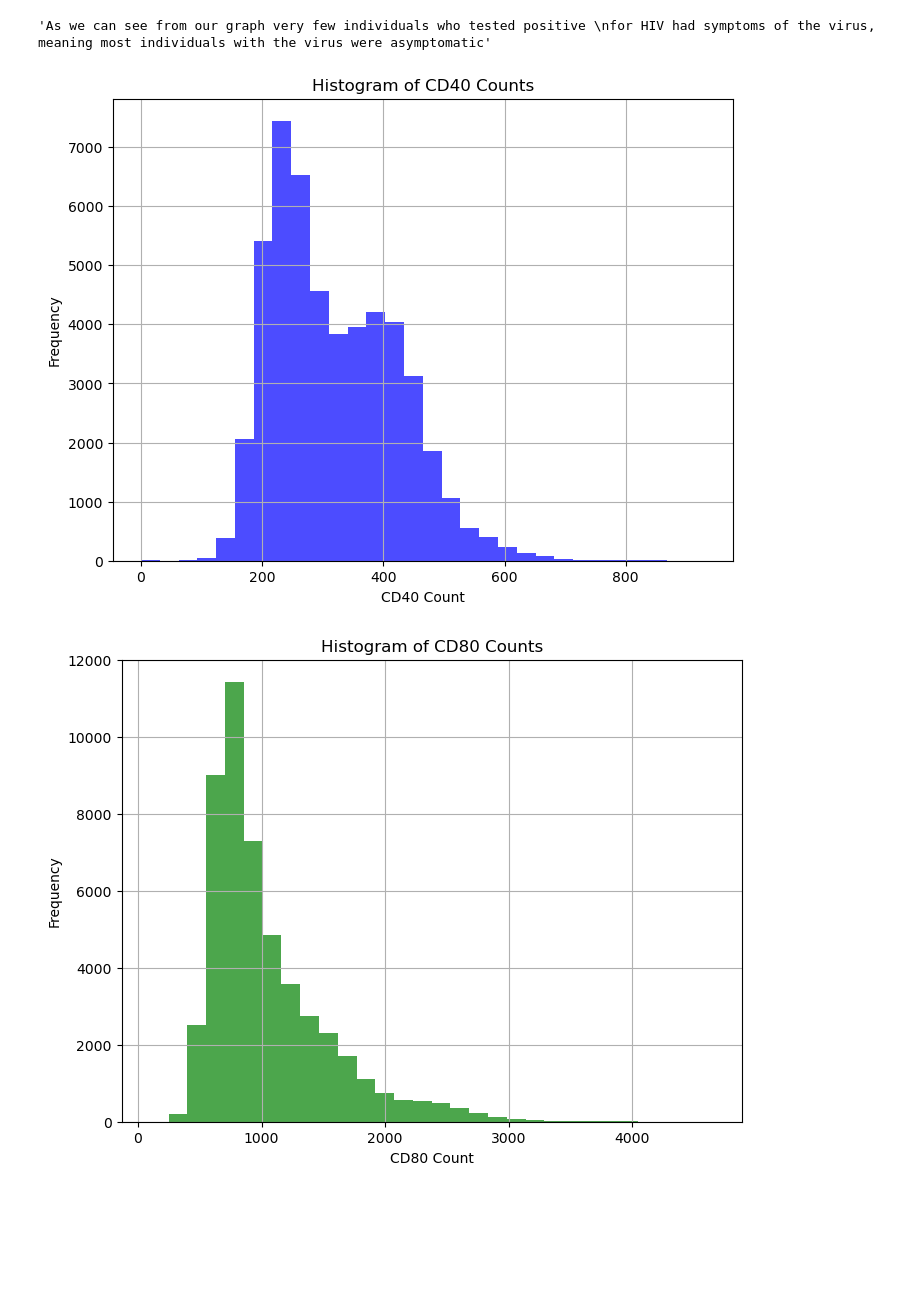
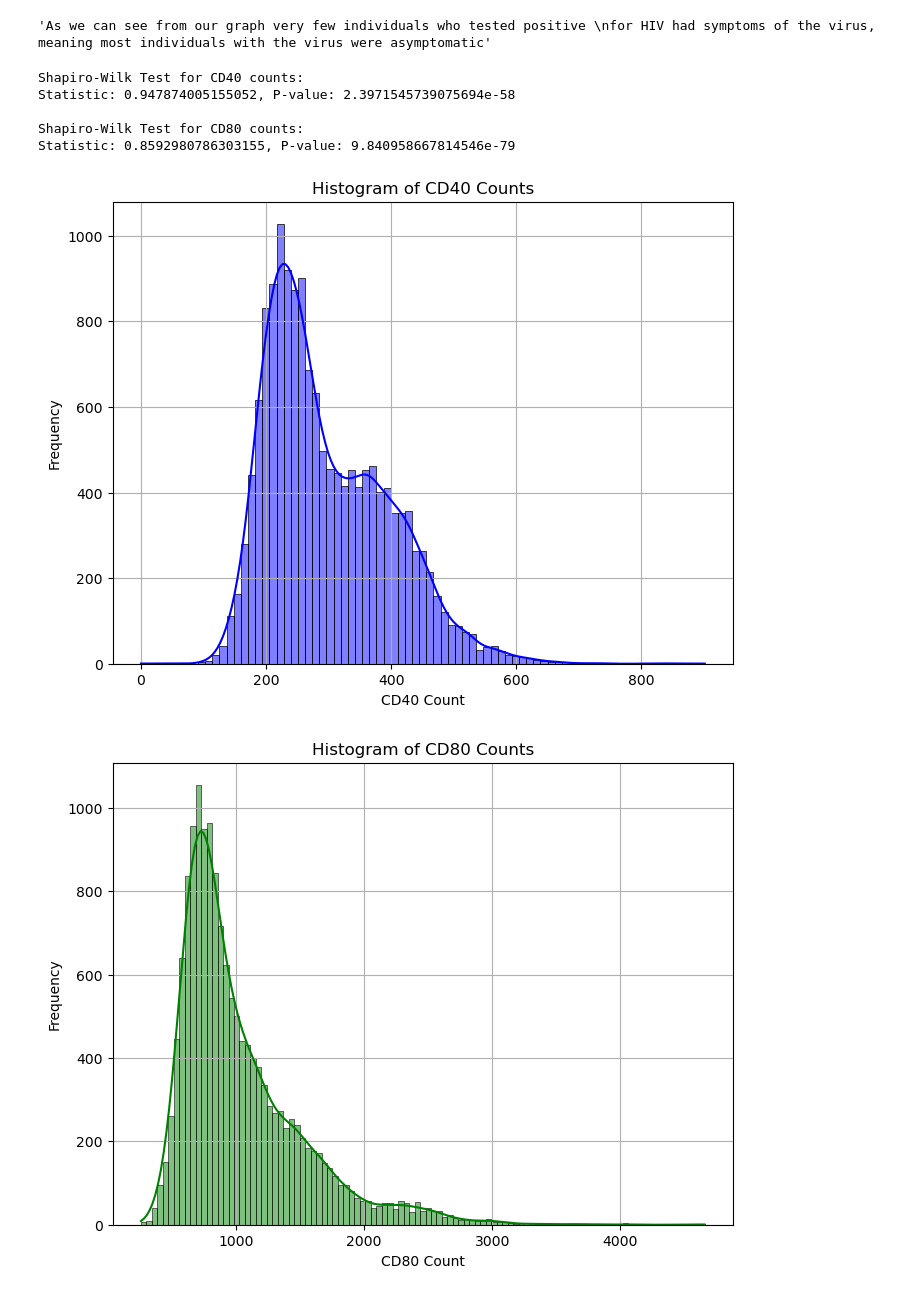
Before and after one commit to PriscillaJoan/HIV-AIDS-prediction, a Jupyter notebook: final_workbook.ipynb, the cells around one changed output. Cells and saved outputs as stored; diff of their text form; code cells hidden in the pictures; blank space fills up the shorter version.

```diff
--- a/final_workbook.ipynb
+++ b/final_workbook.ipynb
@@ -406,28 +409,55 @@ for HIV had symptoms of the virus, meaning most individuals with the virus were
 # %% [output]
 [figure]
 'As we can see from our graph very few individuals who tested positive \nfor HIV had symptoms of the virus, meaning most individuals with the virus were asymptomatic'
+# %%
+"""If the p-value is less than the chosen significance level, you reject the null hypothesis
+ indicating that the data does not follow a normal distribution."""
+import scipy.stats as stats
+
+# Filter the DataFrame to include only infected patients
+infected_df = df[df['infected'] == 1]
+
+# Perform the Shapiro-Wilk test for CD40 counts
+shapiro_cd40_stat, shapiro_cd40_p = stats.shapiro(infected_df['cd40'])
+
+# Perform the Shapiro-Wilk test for CD80 counts
+shapiro_cd80_stat, shapiro_cd80_p = stats.shapiro(infected_df['cd80'])
+
+print("Shapiro-Wilk Test for CD40 counts:")
+print(f"Statistic: {shapiro_cd40_stat}, P-value: {shapiro_cd40_p}")
+
+print("\nShapiro-Wilk Test for CD80 counts:")
+print(f"Statistic: {shapiro_cd80_stat}, P-value: {shapiro_cd80_p}")
+
+#In this case we reject the null hypothesis, there for the data is not normally distributed.
+# %% [output]
+Shapiro-Wilk Test for CD40 counts:
+Statistic: 0.947874005155052, P-value: 2.3971545739075694e-58
+
+Shapiro-Wilk Test for CD80 counts:
+Statistic: 0.8592980786303155, P-value: 9.840958667814546e-79
 # %%
 """Cd40 and cd80 are the baseline cell counts before the trial began. We want to see whether infected patients who had started treatment before
 the trial began had a lower cd40 and cd80 count. And also the effect of medication on cd40 and cd80 counts
 But first we have to access the normality of our data before carrying out our Anova Test"""
 
 # Plot histogram for CD40 counts
 plt.figure(figsize=(8, 6))
-plt.hist(df['cd40'], bins=30, color='blue', alpha=0.7)
+sns.histplot(infected_df['cd40'], color='blue', kde = True)
 plt.title('Histogram of CD40 Counts')
 plt.xlabel('CD40 Count')
 plt.ylabel('Frequency')
 plt.grid(True)
 plt.show()
 
 # Plot histogram for CD80 counts
 plt.figure(figsize=(8, 6))
-plt.hist(df['cd80'], bins=30, color='green', alpha=0.7)
+sns.histplot(infected_df['cd80'], color='green', kde = True)
 plt.title('Histogram of CD80 Counts')
 plt.xlabel('CD80 Count')
 plt.ylabel('Frequency')
 plt.grid(True)
 plt.show()
 # %% [output]
-[figure, old version]
+[figure, new version]
-[figure, old version]
+[figure, new version]
```
Also changed, not shown: parts of 10 cells of this notebook.
